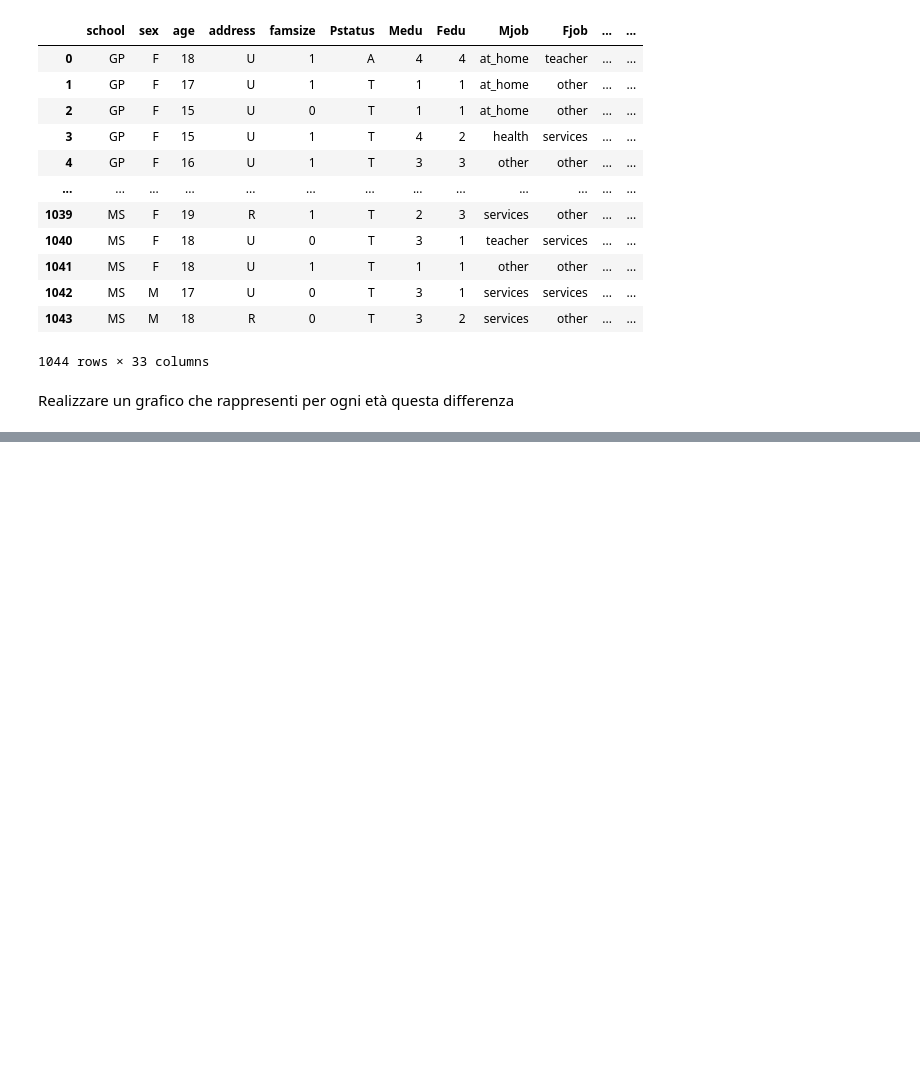
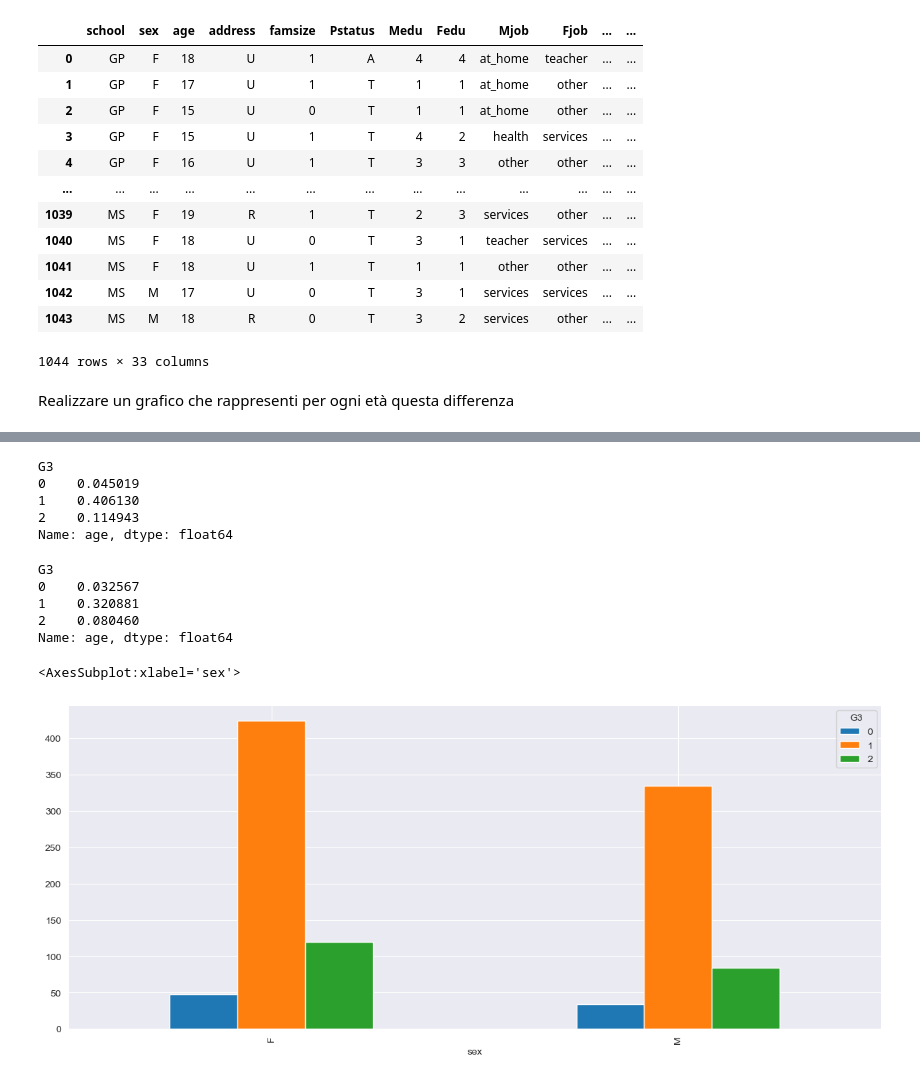
Before and after one commit to Rdm-Nico/BDTA, a Jupyter notebook: Esercitazioni/Esami/26_01_2018.ipynb, the cells around one changed output, grey strips where cells are left out. Drawn from its saved outputs; the diff is of its cells as text; code cells hidden in the pictures; blank space fills up the shorter version.

```diff
--- a/Esercitazioni/Esami/26_01_2018.ipynb
+++ b/Esercitazioni/Esami/26_01_2018.ipynb
@@ -69,0 +74,3 @@ pd.pivot_table(df, 'sex', index='age', columns='GRate', aggfunc='count').plot(ki
+# %%
+new_df = df.copy()
+new_df
@@ -69,0 +109,21 @@ pd.pivot_table(df, 'sex', index='age', columns='GRate', aggfunc='count').plot(ki
+# %%
+df_female.groupby("G3")["age"].count() / len(new_df)
+# %% [output]
+G3
+0    0.045019
+1    0.406130
+2    0.114943
+Name: age, dtype: float64
+# %%
+df_male.groupby("G3")["age"].count() / len(new_df)
+# %% [output]
+G3
+0    0.032567
+1    0.320881
+2    0.080460
+Name: age, dtype: float64
+# %%
+pd.pivot_table(new_df, 'age', index='sex', columns='G3', aggfunc='count').plot(kind="bar",figsize=(15,6))
+# %% [output]
+<AxesSubplot:xlabel='sex'>
+[figure, added]
```
Also changed, not shown: parts of 15 cells of this notebook.
